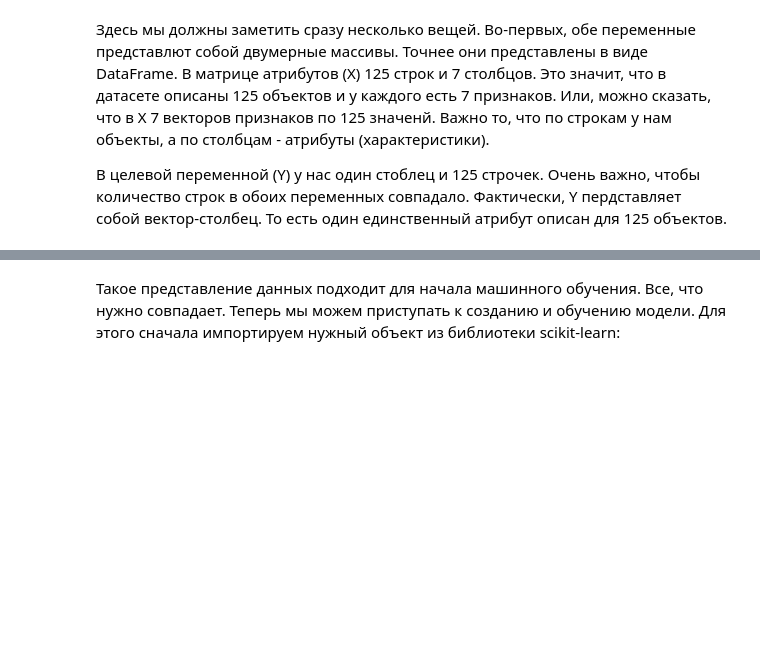
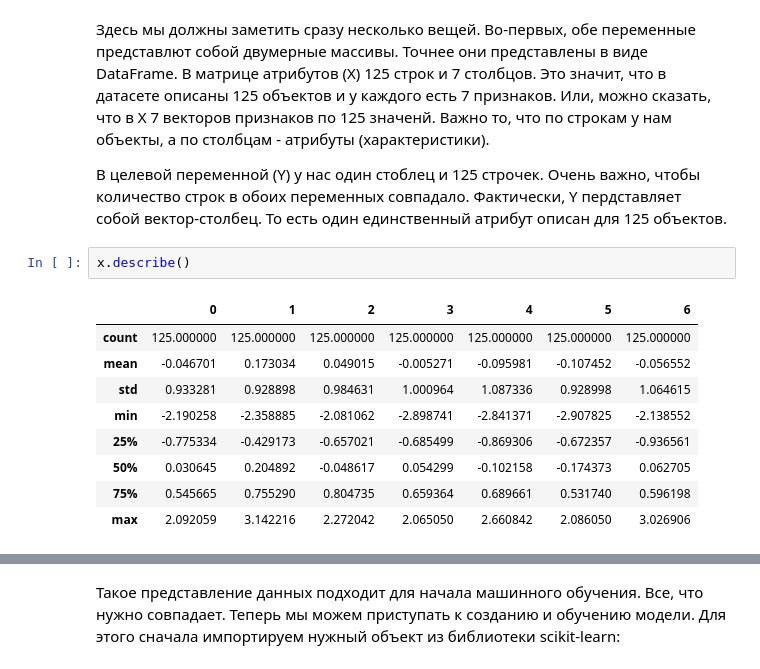
Before and after one commit to kinraku/ML_course, a Jupyter notebook: ML1.2 multivariate/1.2.ipynb, the cells around one changed output, grey strips where cells are left out. Drawn from its saved outputs; the diff is of its cells as text; blank space fills up the shorter version.

```diff
--- a/ML1.2 multivariate/1.2.ipynb
+++ b/ML1.2 multivariate/1.2.ipynb
@@ -50,3 +68,15 @@ x.shape, y.shape
 Здесь мы должны заметить сразу несколько вещей. Во-первых, обе переменные представлют собой двумерные массивы. Точнее они представлены в виде DataFrame. В матрице атрибутов (X) 125 строк и 7 столбцов. Это значит, что в датасете описаны 125 объектов и у каждого есть 7 признаков. Или, можно сказать, что в X 7 векторов признаков по 125 значенй. Важно то, что по строкам у нам объекты, а по столбцам - атрибуты (характеристики).
 
 В целевой переменной (Y) у нас один стоблец и 125 строчек. Очень важно, чтобы количество строк в обоих переменных совпадало. Фактически, Y пердставляет собой вектор-столбец. То есть один единственный атрибут описан для 125 объектов.
+# %%
+x.describe()
+# %% [output]
+|  | 0 | 1 | 2 | 3 | 4 | 5 | 6 |
+| count | 125.000000 | 125.000000 | 125.000000 | 125.000000 | 125.000000 | 125.000000 | 125.000000 |
+| mean | -0.046701 | 0.173034 | 0.049015 | -0.005271 | -0.095981 | -0.107452 | -0.056552 |
+| std | 0.933281 | 0.928898 | 0.984631 | 1.000964 | 1.087336 | 0.928998 | 1.064615 |
+| min | -2.190258 | -2.358885 | -2.081062 | -2.898741 | -2.841371 | -2.907825 | -2.138552 |
+| 25% | -0.775334 | -0.429173 | -0.657021 | -0.685499 | -0.869306 | -0.672357 | -0.936561 |
+| 50% | 0.030645 | 0.204892 | -0.048617 | 0.054299 | -0.102158 | -0.174373 | 0.062705 |
+| 75% | 0.545665 | 0.755290 | 0.804735 | 0.659364 | 0.689661 | 0.531740 | 0.596198 |
+| max | 2.092059 | 3.142216 | 2.272042 | 2.065050 | 2.660842 | 2.086050 | 3.026906 |
```
Also changed, not shown: parts of 18 cells of this notebook, 6 other files.
